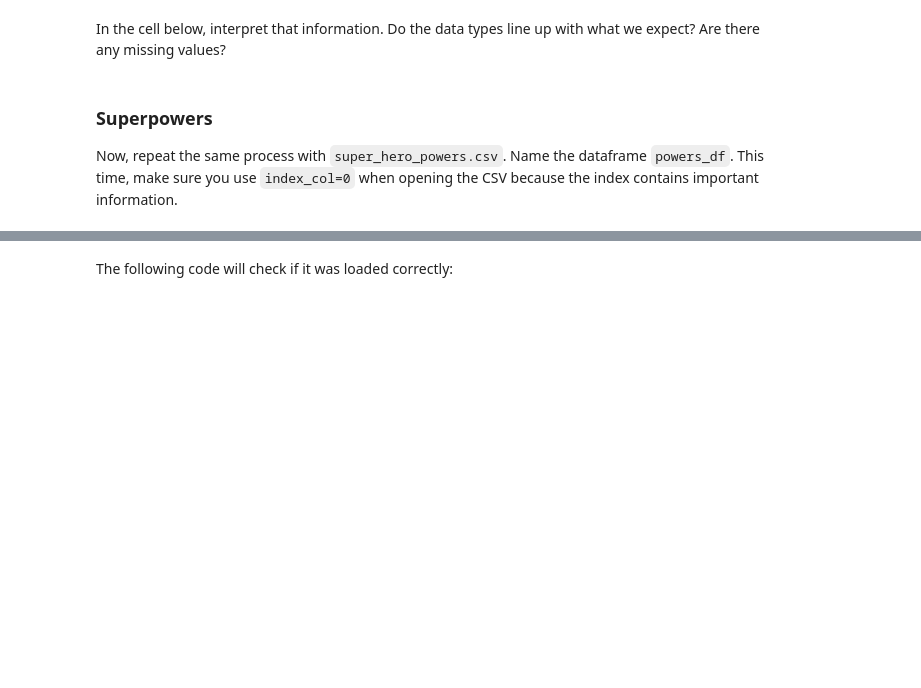
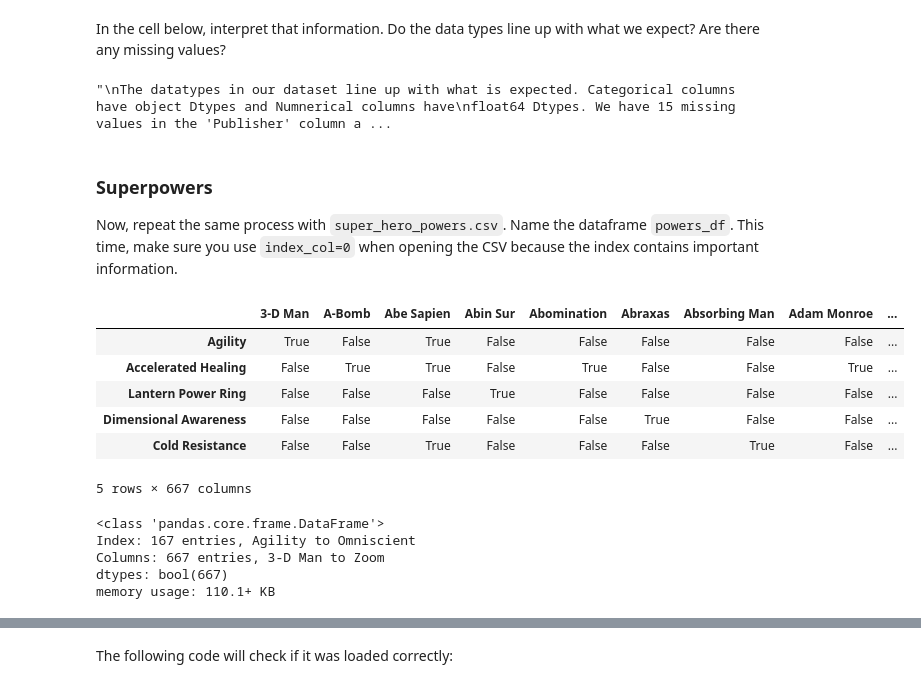
Before and after one commit to Calmar-lab/dsc-pandas-data-cleaning-lab, a Jupyter notebook: Pandas_Data_Cleaning-Cumulative_Lab.ipynb, the cells around one changed output, grey strips where cells are left out. Drawn from its saved outputs; the diff is of its cells as text; code cells hidden in the pictures; blank space fills up the shorter version.

```diff
--- a/Pandas_Data_Cleaning-Cumulative_Lab.ipynb
+++ b/Pandas_Data_Cleaning-Cumulative_Lab.ipynb
@@ -160,3 +205,13 @@ None
+# %%
+# Replace None with appropriate text
+"""
+The datatypes in our dataset line up with what is expected. Categorical columns have object Dtypes and Numnerical columns have
+float64 Dtypes. We have 15 missing values in the 'Publisher' column and two missing values in 'Weight' column.
+Considering a dataset with 734 entries(rows) this number of missing values isn't so bad. From the .info() output above we also
+see that we have 10 columns in our dataset
+"""
+# %% [output]
+"\nThe datatypes in our dataset line up with what is expected. Categorical columns have object Dtypes and Numnerical columns have\nfloat64 Dtypes. We have 15 missing values in the 'Publisher' column a ...
 # %% [markdown]
 ### Superpowers
 
@@ -165,0 +219,21 @@ Now, repeat the same process with `super_hero_powers.csv`. Name the dataframe `p
+# %%
+#Let's load the super_hero_powers.csv dataset into a pandas dataframe
+
+powers_df = pd.read_csv('super_hero_powers.csv', index_col = 0)
+powers_df.head()
+# %% [output]
+|  | 3-D Man | A-Bomb | Abe Sapien | Abin Sur | Abomination | Abraxas | Absorbing Man | Adam Monroe | ... |
+| Agility | True | False | True | False | False | False | False | False | ... |
+| Accelerated Healing | False | True | True | False | True | False | False | True | ... |
+| Lantern Power Ring | False | False | False | True | False | False | False | False | ... |
+| Dimensional Awareness | False | False | False | False | False | True | False | False | ... |
+| Cold Resistance | False | False | True | False | False | False | True | False | ... |
+5 rows × 667 columns
+# %%
+powers_df.info()
+# %% [output]
+<class 'pandas.core.frame.DataFrame'>
+Index: 167 entries, Agility to Omniscient
+Columns: 667 entries, 3-D Man to Zoom
+dtypes: bool(667)
+memory usage: 110.1+ KB
```
Also changed, not shown: parts of 45 cells of this notebook.
